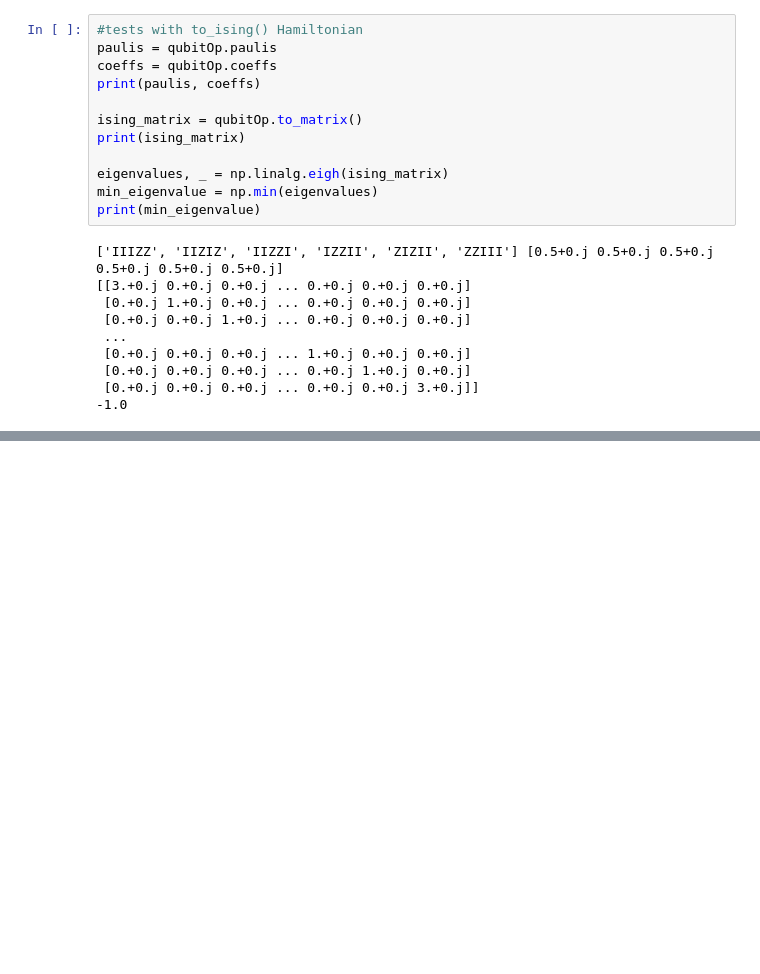
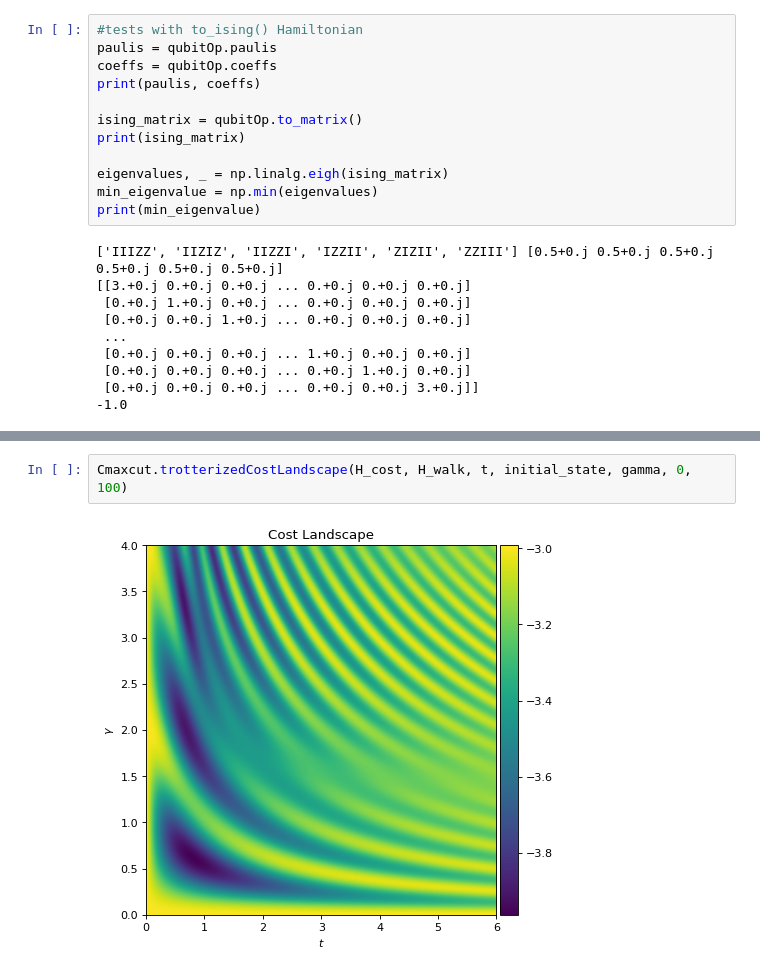
Before and after one commit to ylvasc/QRW, a Jupyter notebook: tests.ipynb, the cells around one changed output, grey strips where cells are left out. Cells and saved outputs as stored; diff of their text form; blank space fills up the shorter version.

```diff
--- a/tests.ipynb
+++ b/tests.ipynb
@@ -104,0 +107,4 @@ Edges with weights: [(0, 2, 0.14), (0, 4, 0.18), (0, 5, 0.84), (0, 6, 0.1), (0,
+# %%
+Cmaxcut.trotterizedCostLandscape(H_cost, H_walk, t, initial_state, gamma, 0, 100)
+# %% [output]
+[figure, added]
```
Also changed, not shown: parts of 9 cells of this notebook, 1 other file.
